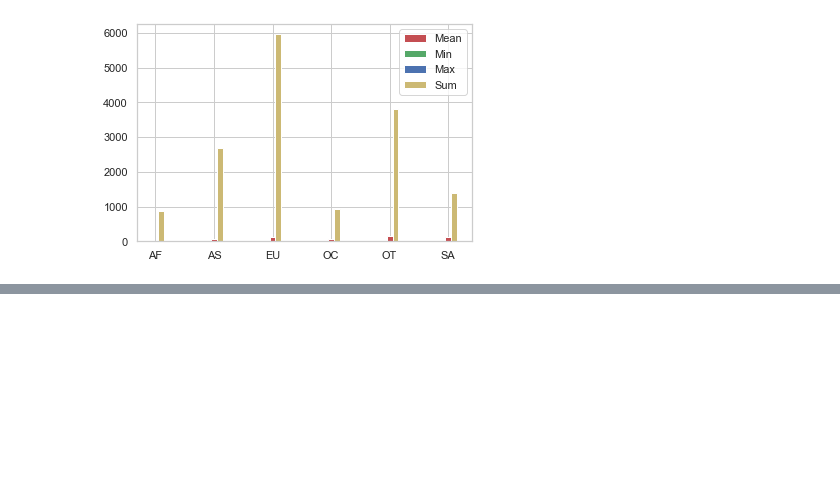
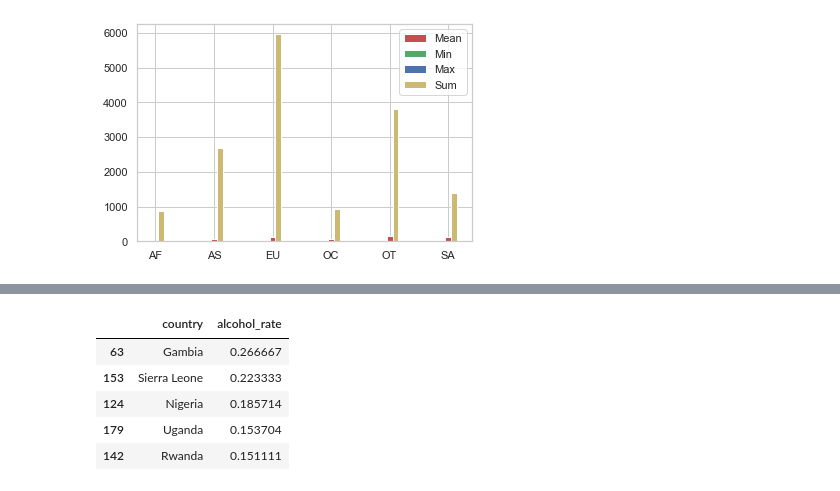
Before and after one commit to gyrud02/python_study, a Jupyter notebook: 12주차.ipynb, the cells around one changed output, grey strips where cells are left out. Cells and saved outputs as stored; diff of their text form; code cells hidden in the pictures; blank space fills up the shorter version.

```diff
--- a/12주차.ipynb
+++ b/12주차.ipynb
@@ -300,3 +349,22 @@ plt.show()
+# %%
+# total_servings 피처를 생성한다.
+drinks['total_servings'] = drinks['beer_servings'] + drinks['wine_servings'] + drinks['spirit_servings']
+
+# 술 소비량 대비 알코올 비율 피처를 생성한다.
+drinks['alcohol_rate'] = drinks['total_litres_of_pure_alcohol'] / drinks['total_servings']
+drinks['alcohol_rate'] = drinks['alcohol_rate'].fillna(0)
+
+# 순위 정보를 생성한다.
+country_with_rank = drinks[['country', 'alcohol_rate']]
+country_with_rank = country_with_rank.sort_values(by=['alcohol_rate'], ascending=0)
+country_with_rank.head(5)
+# %% [output]
+|  | country | alcohol_rate |
+| 63 | Gambia | 0.266667 |
+| 153 | Sierra Leone | 0.223333 |
+| 124 | Nigeria | 0.185714 |
+| 179 | Uganda | 0.153704 |
+| 142 | Rwanda | 0.151111 |
 # %%
 # 국가별 순위 정보를 그래프로 시각화해보자
 country_list = country_with_rank.country.tolist()
```
Also changed, not shown: parts of 6 cells of this notebook.
